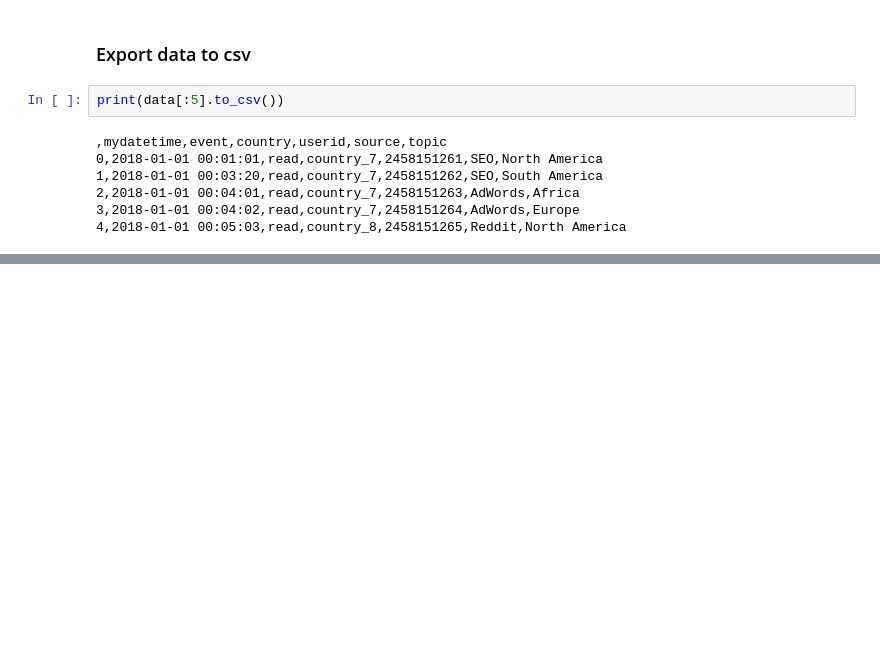
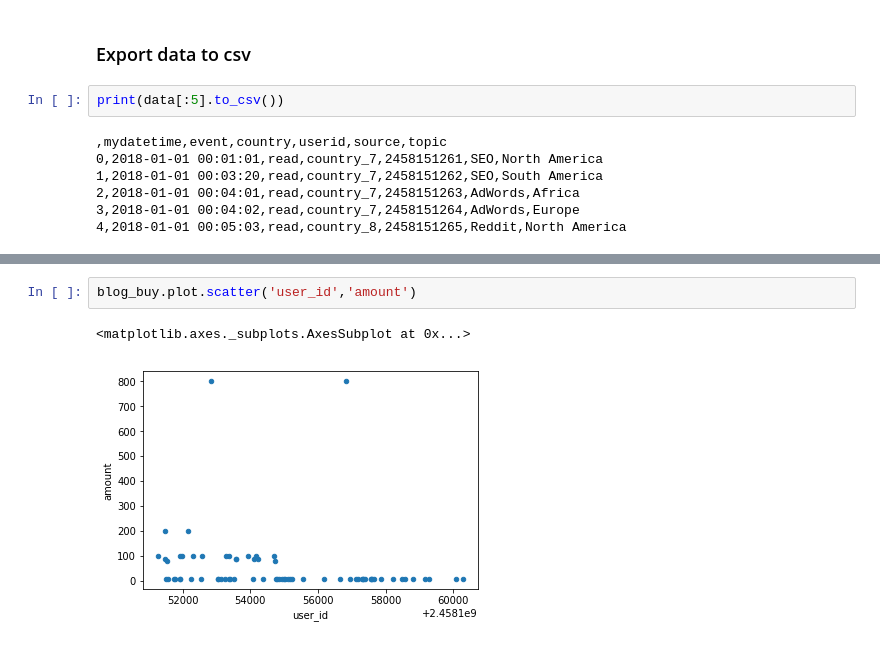
Before and after one commit to kuntalkumarpal/Python-cheat-sheets, a Jupyter notebook: Pandas_Tutorials.ipynb, the cells around one changed output, grey strips where cells are left out. Drawn from its saved outputs; the diff is of its cells as text; blank space fills up the shorter version.

```diff
--- a/Pandas_Tutorials.ipynb
+++ b/Pandas_Tutorials.ipynb
@@ -567,0 +687,5 @@ print(data[:5].to_csv())
+# %%
+blog_buy.plot.scatter('user_id','amount')
+# %% [output]
+<matplotlib.axes._subplots.AxesSubplot at 0x...>
+[figure, added]
```
Also changed, not shown: parts of 16 cells of this notebook, 1 other file.
